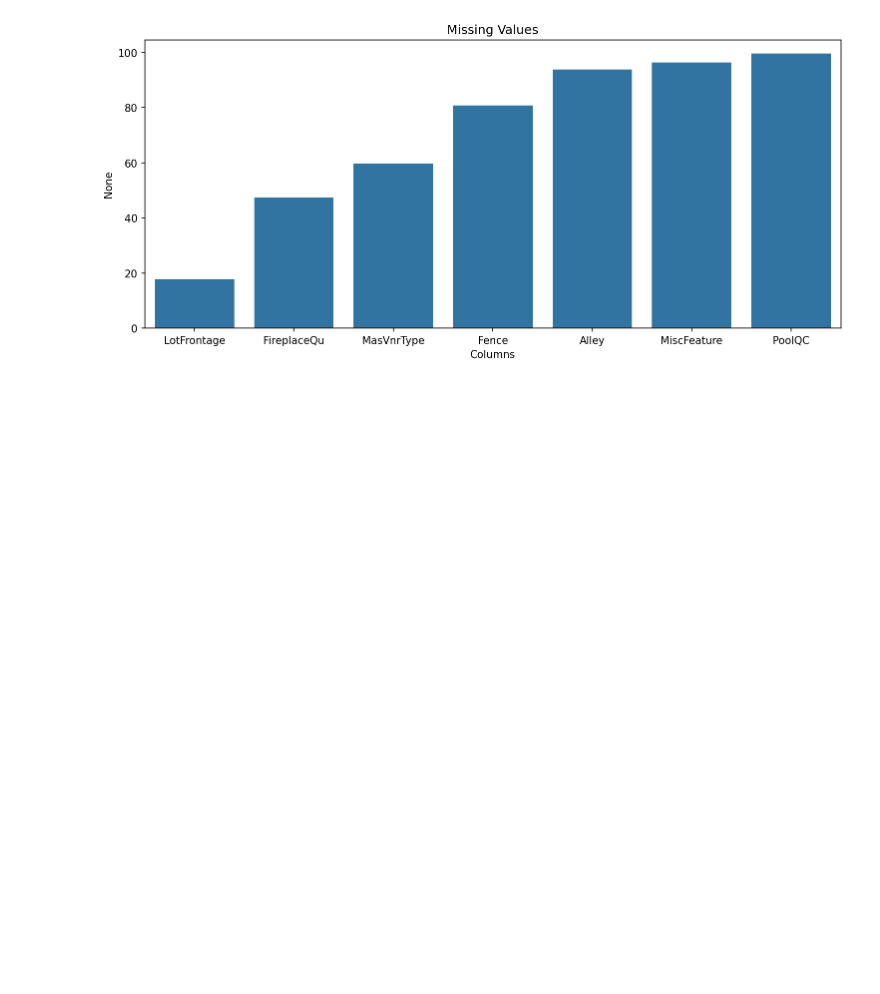
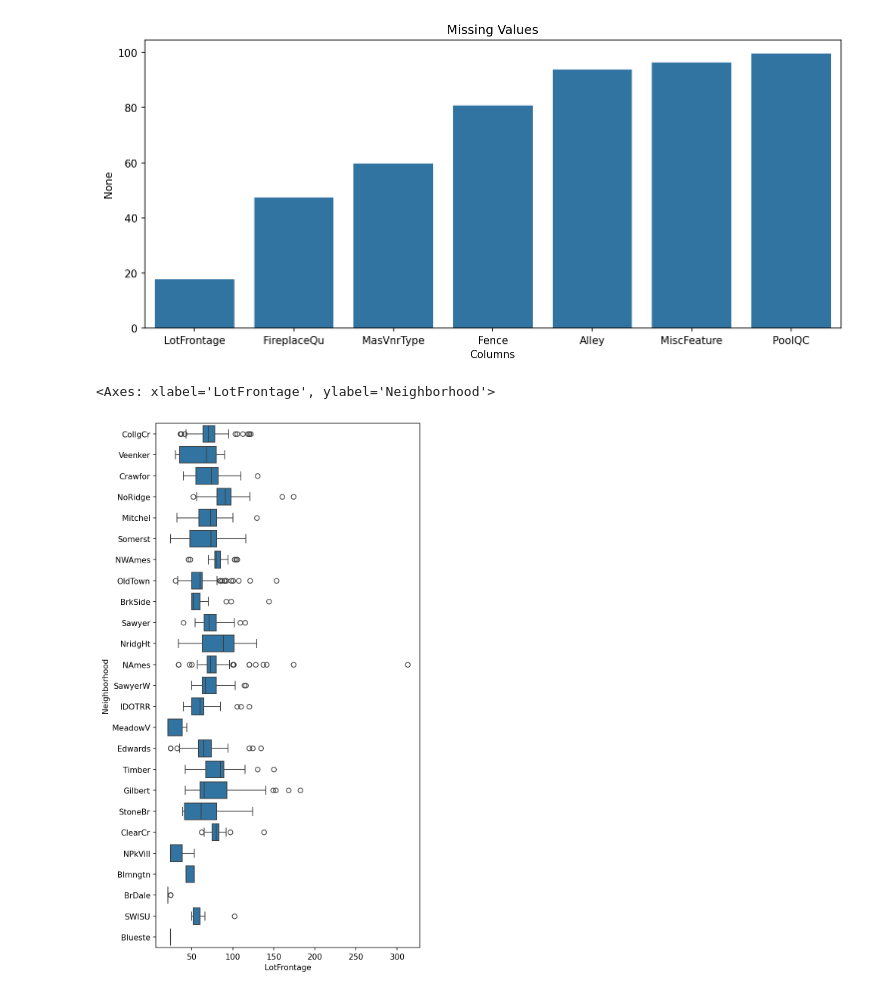
Before and after one commit to cauchemarra/house-prices-prediction, a Jupyter notebook: notebooks/House price.ipynb, the cells around one changed output. Saved outputs shown, nothing was run; the diff lists cells and outputs as text; code cells hidden in the pictures; blank space fills up the shorter version.

Commit message:
PREPROCESS: handle with missing values in LotFrontage column (mean by Neighborhood)

```diff
--- a/notebooks/House price.ipynb
+++ b/notebooks/House price.ipynb
@@ -338 +339,7 @@ df_clean['MasVnrType'] = df_clean['MasVnrType'].fillna('None')
 df_clean['FireplaceQu'] = df_clean['FireplaceQu'].fillna('None')
+# %%
+plt.figure(figsize=(6,12), dpi=150)
+sns.boxplot(data=df_clean, x='LotFrontage', y='Neighborhood')
+# %% [output]
+<Axes: xlabel='LotFrontage', ylabel='Neighborhood'>
+[figure, added]
```
Also changed, not shown: parts of 3 cells of this notebook.
